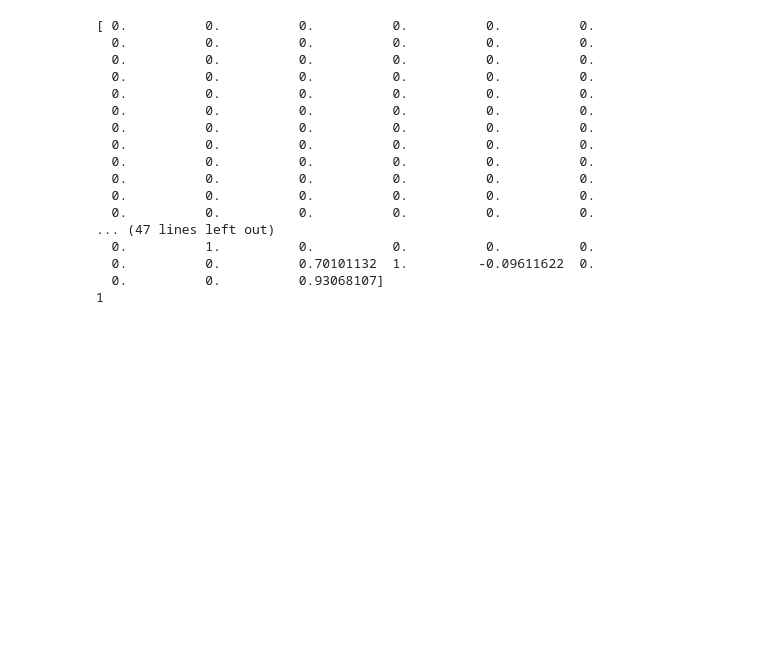
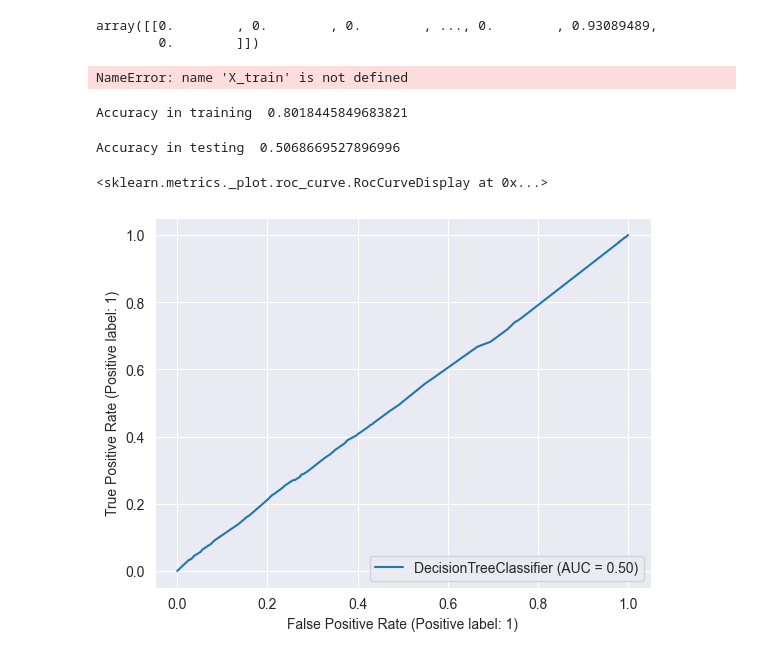
Before and after one commit to caparicio-esd/muirst-cdaw-challenge, a Jupyter notebook: notebooks/notebook_03.ipynb, the cells around one changed output. Drawn from its saved outputs; the diff is of its cells as text; code cells hidden in the pictures; blank space fills up the shorter version.

```diff
--- a/notebooks/notebook_03.ipynb
+++ b/notebooks/notebook_03.ipynb
@@ -2,6 +3,6 @@
 import pandas as pd
 # %%
-df_train = pd.read_csv("./../data/train.csv")
-df_test_nolabel = pd.read_csv("./../data/test_nolabel.csv")
-df_sample_submission = pd.read_csv("./../data/sample_submission.csv")
+df_train = pd.read_csv("./../data/train.csv").dropna()
+df_test_nolabel = pd.read_csv("./../data/test_nolabel.csv").dropna()
+df_sample_submission = pd.read_csv("./../data/sample_submission.csv").dropna()
 # %%
@@ -135,24 +150,3 @@ LabelEncoder()
 # %%
-X = preprocessor.transform(df_train)
-y = preprocessor_label.transform(df_train["Accept"])
+X_train = preprocessor.transform(df_train)
+y_train = preprocessor_label.transform(df_train["Accept"])
-# %%
-print(X.toarray()[0])
-print(y[0])
-# %% [output]
-[ 0.          0.          0.          0.          0.          0.
-  0.          0.          0.          0.          0.          0.
-  0.          0.          0.          0.          0.          0.
-  0.          0.          0.          0.          0.          0.
-  0.          0.          0.          0.          0.          0.
-  0.          0.          0.          0.          0.          0.
-  0.          0.          0.          0.          0.          0.
-  0.          0.          0.          0.          0.          0.
-  0.          0.          0.          0.          0.          0.
-  0.          0.          0.          0.          0.          0.
-  0.          0.          0.          0.          0.          0.
-  0.          0.          0.          0.          0.          0.
-... (47 lines left out)
-  0.          1.          0.          0.          0.          0.
-  0.          0.          0.70101132  1.         -0.09611622  0.
-  0.          0.          0.93068107]
-1
@@ -160,0 +153,29 @@ print(y[0])
+# %%
+X_train[0].toarray()
+# %% [output]
+array([[0.        , 0.        , 0.        , ..., 0.        , 0.93089489,
+        0.        ]])
+# %%
+from sklearn.tree import DecisionTreeClassifier
+from sklearn.ensemble import RandomForestClassifier
+from sklearn import metrics
+
+model = DecisionTreeClassifier(max_depth=10, min_samples_leaf=3)
+model.fit(X_train, y_train)
+# %% [output]
+NameError: name 'X_train' is not defined
+# %%
+y_train_pred = model.predict(X_train)
+print("Accuracy in training ", metrics.accuracy_score(y_train, y_train_pred))
+# %% [output]
+Accuracy in training  0.8018445849683821
+# %%
+from sklearn.metrics import RocCurveDisplay
+
+y_test_pred = model.predict(X_test)
+print("Accuracy in testing ", metrics.accuracy_score(y_test, y_test_pred))
+RocCurveDisplay.from_estimator(model, X_test, y_test)
+# %% [output]
+Accuracy in testing  0.5068669527896996
+<sklearn.metrics._plot.roc_curve.RocCurveDisplay at 0x...>
+[figure, added]
```
Also changed, not shown: parts of 4 cells of this notebook, 17 other files.
